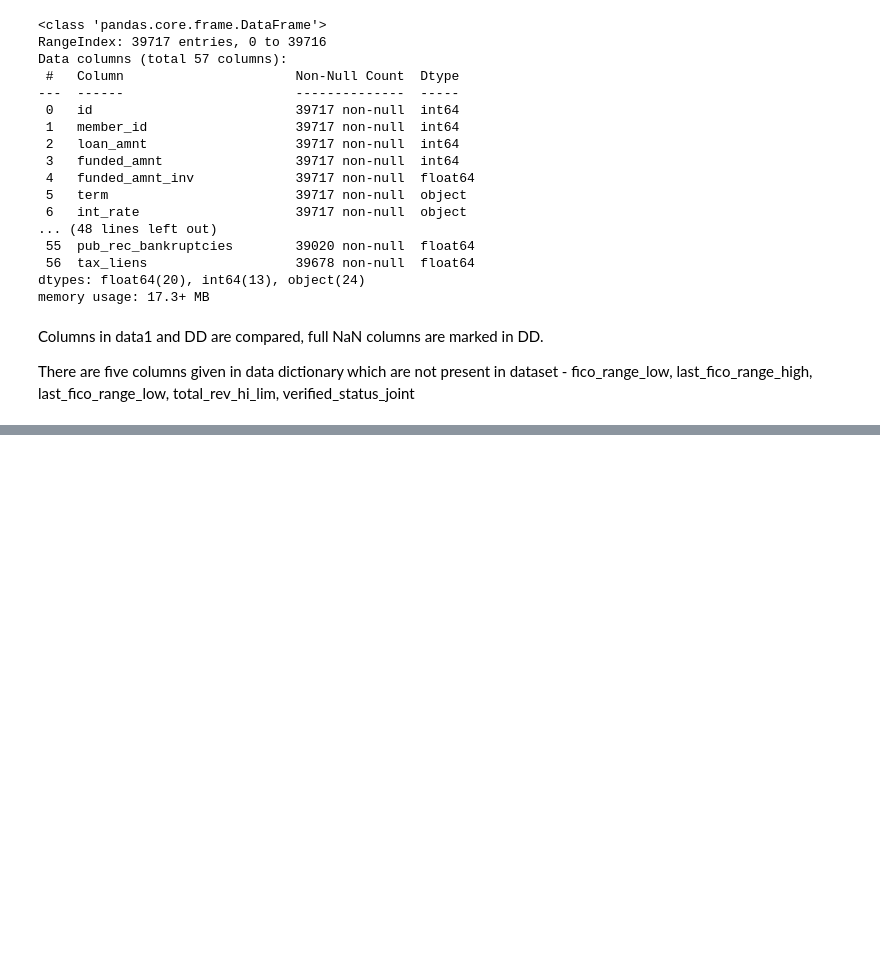
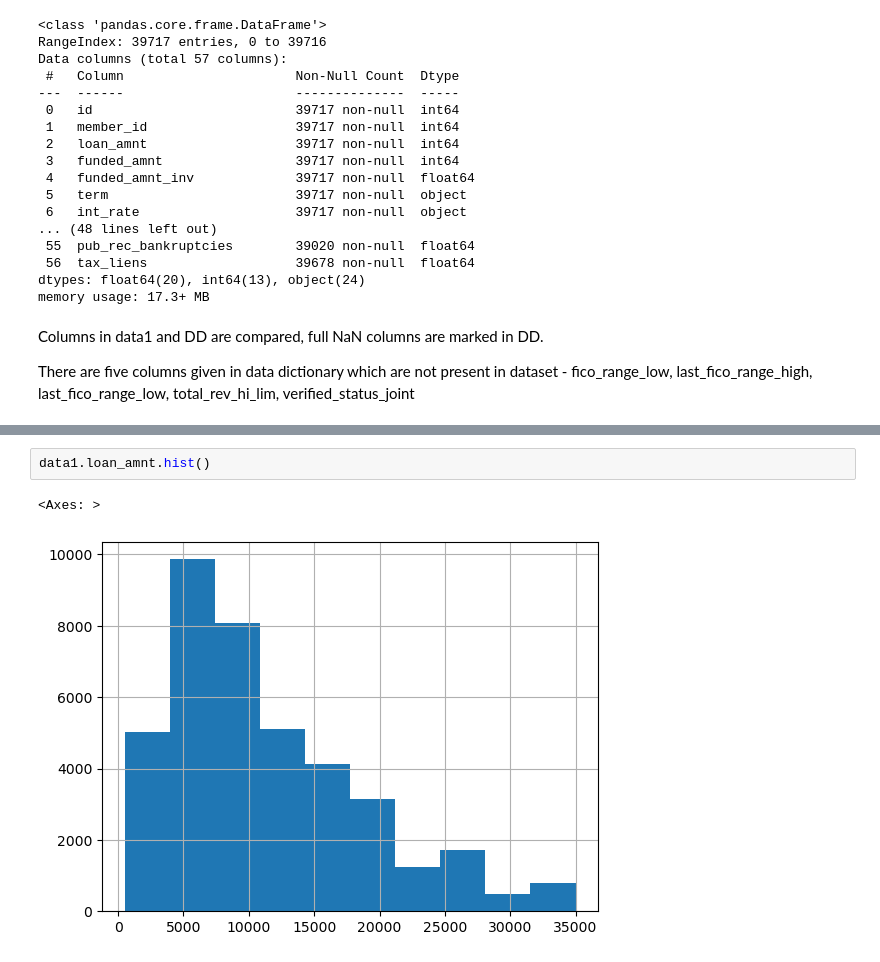
Before and after one commit to kiranp37/LendingClubCaseStudy, a Jupyter notebook: LendingClubCaseStudy.ipynb, the cells around one changed output, grey strips where cells are left out. Cells and saved outputs as stored; diff of their text form; blank space fills up the shorter version.

```diff
--- a/LendingClubCaseStudy.ipynb
+++ b/LendingClubCaseStudy.ipynb
@@ -120,0 +304,5 @@ There are five columns given in data dictionary which are not present in dataset
+# %%
+data1.loan_amnt.hist()
+# %% [output]
+<Axes: >
+[figure, added]
```
Also changed, not shown: parts of 46 cells of this notebook, 1 other file.
